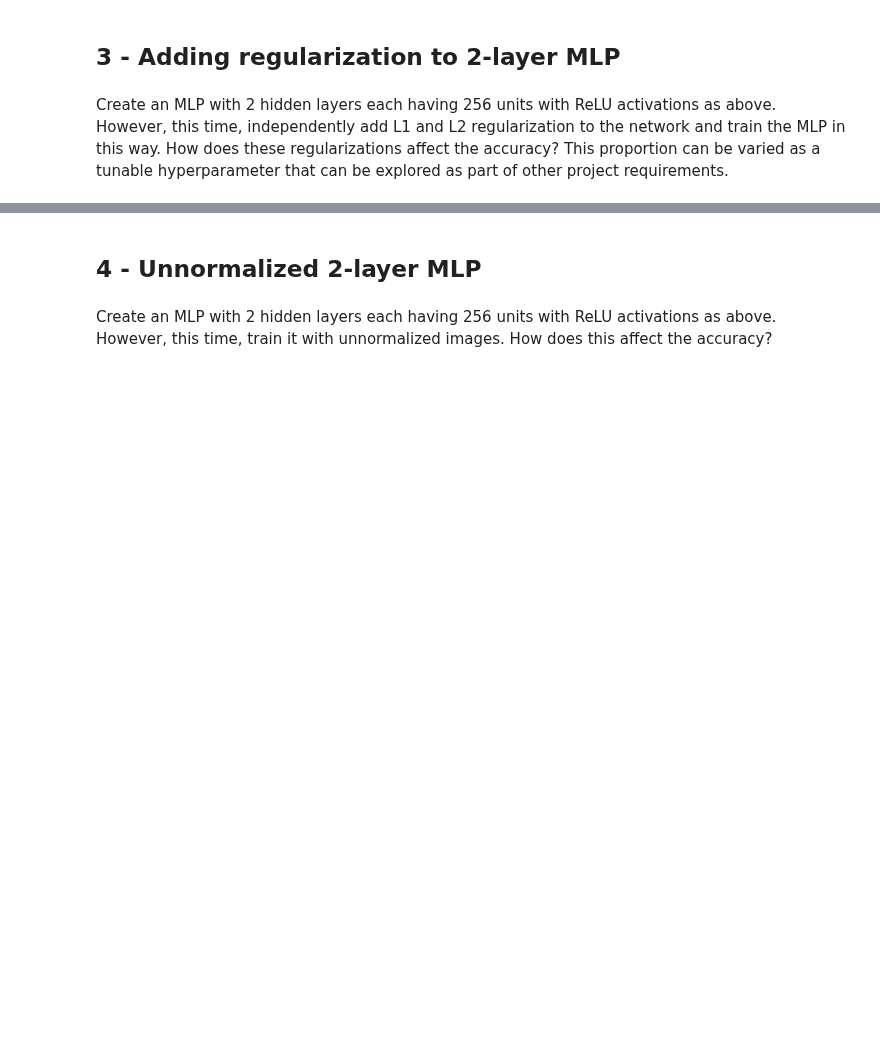
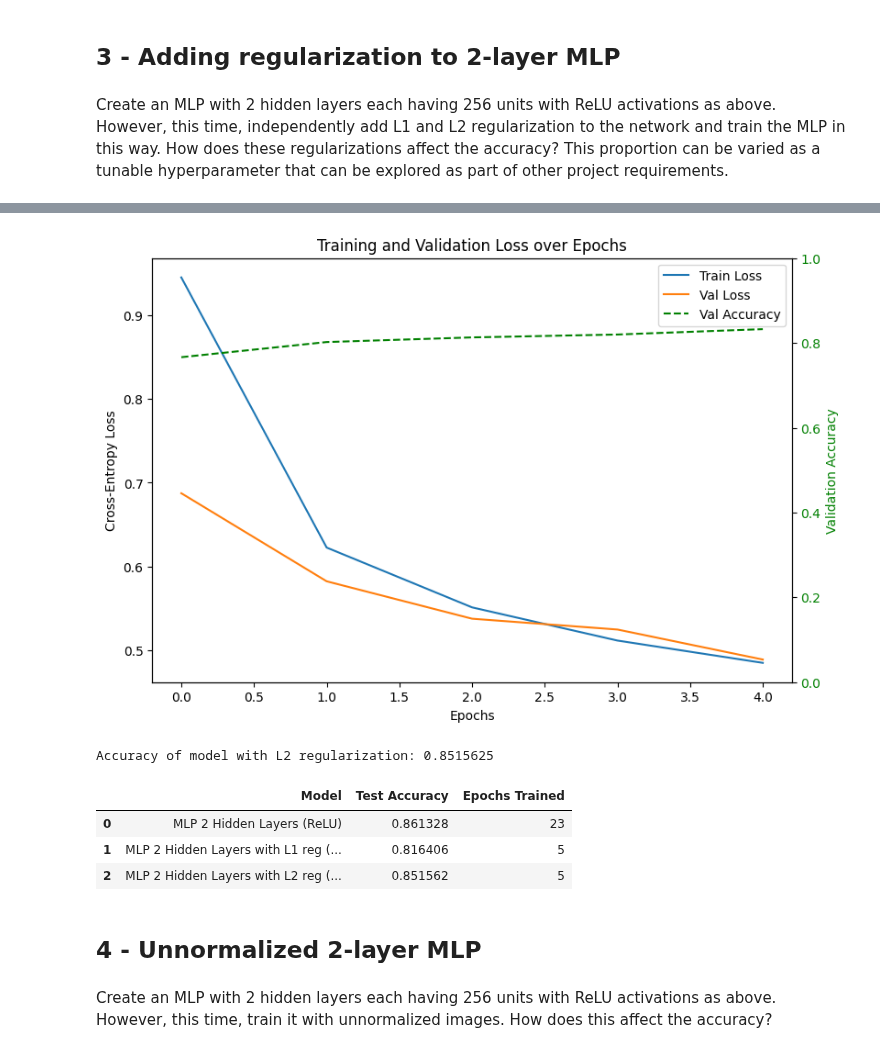
Before and after one commit to audrey352/COMP551, a Jupyter notebook: Assignment3/A3_notebook.ipynb, the cells around one changed output, grey strips where cells are left out. Drawn from its saved outputs; the diff is of its cells as text; code cells hidden in the pictures; blank space fills up the shorter version.

Commit message:
trained models wth regularization

```diff
--- a/Assignment3/A3_notebook.ipynb
+++ b/Assignment3/A3_notebook.ipynb
@@ -848,0 +812,27 @@ Epoch 1/5, Batch 93/106 === Loss: 0.654
+# %%
+ # --- 2 Hidden Layers with L2 regularization ---
+model2_l2reg = MLP(
+    h=relu,
+    L=2,
+    M=256,
+    D=28*28,
+    l2_reg=0.01
+    )
+
+optimizer2_l2reg = GradientDescent(learning_rate=.01, record_grad=True)  # doing one GD iteration by batch in one epoch
+num_epochs = 50
+
+results_l2_l2reg = train_on_batches(
+    model=model2_l2reg,
+    optimizer=optimizer2_l2reg,
+    epochs=num_epochs,
+    train_loader=train_loader,
+    val_loader=val_loader if USE_VALIDATION else None,
+    early_stopping_patience=3,
+    plot_train=True,
+    verbose=False
+    )
+
+yhat = model2_l2reg.predict(test_images) # N x C
+print("Accuracy of model with L2 regularization:", evaluate_acc(test_labels_onehot, yhat))
+# %% [output]
@@ -849,3 +840,25 @@ Epoch 1/5, Batch 93/106 === Loss: 0.654
+[figure, added]
+Accuracy of model with L2 regularization: 0.8515625
+# %%
+results_part3 = pd.DataFrame({
+    'Model': ['MLP 2 Hidden Layers (ReLU)', 'MLP 2 Hidden Layers with L1 reg (ReLU)', 'MLP 2 Hidden Layers with L2 reg (ReLU)'],
+    'Test Accuracy': [
+        evaluate_acc(test_labels_onehot, model2.predict(test_images)),
+        evaluate_acc(test_labels_onehot, model2_l1reg.predict(test_images)),
+        evaluate_acc(test_labels_onehot, model2_l2reg.predict(test_images))
+    ],
+    'Epochs Trained': [
+        len(results_l2['train_loss']),
+        len(results_l2_l1reg['train_loss']),
+        len(results_l2_l2reg['train_loss'])
+    ]
+})
+results_part3
+# %% [output]
+|  | Model | Test Accuracy | Epochs Trained |
+| 0 | MLP 2 Hidden Layers (ReLU) | 0.861328 | 23 |
+| 1 | MLP 2 Hidden Layers with L1 reg (... | 0.816406 | 5 |
+| 2 | MLP 2 Hidden Layers with L2 reg (... | 0.851562 | 5 |
 # %% [markdown]
 ## 4 - Unnormalized 2-layer MLP
 # %% [markdown]
```
Also changed, not shown: parts of 8 cells of this notebook.
